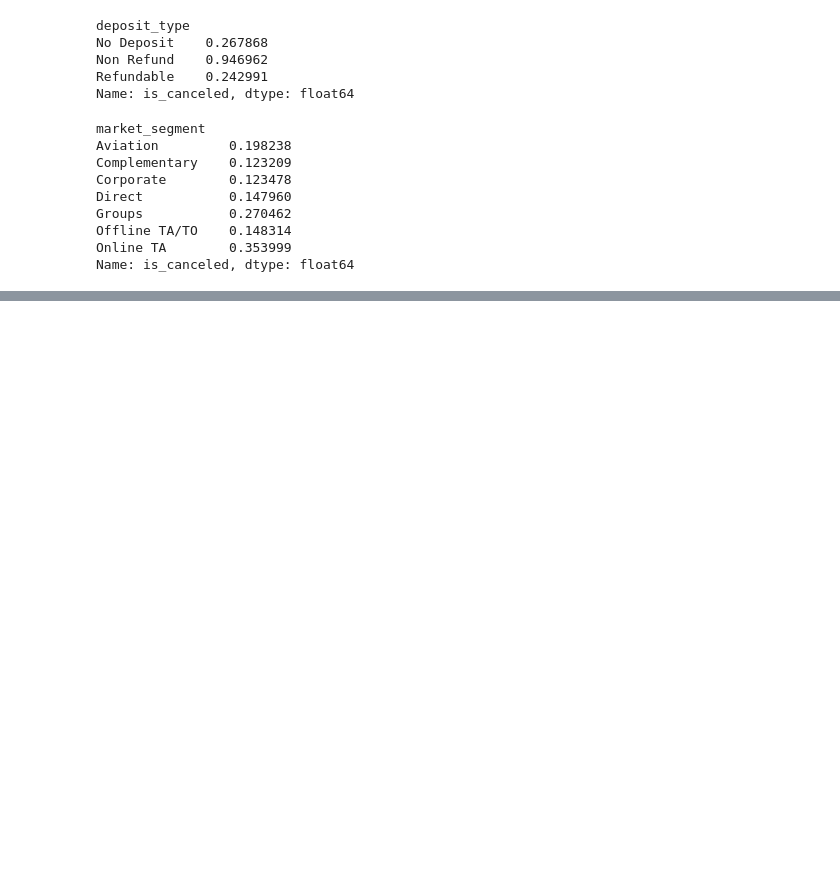
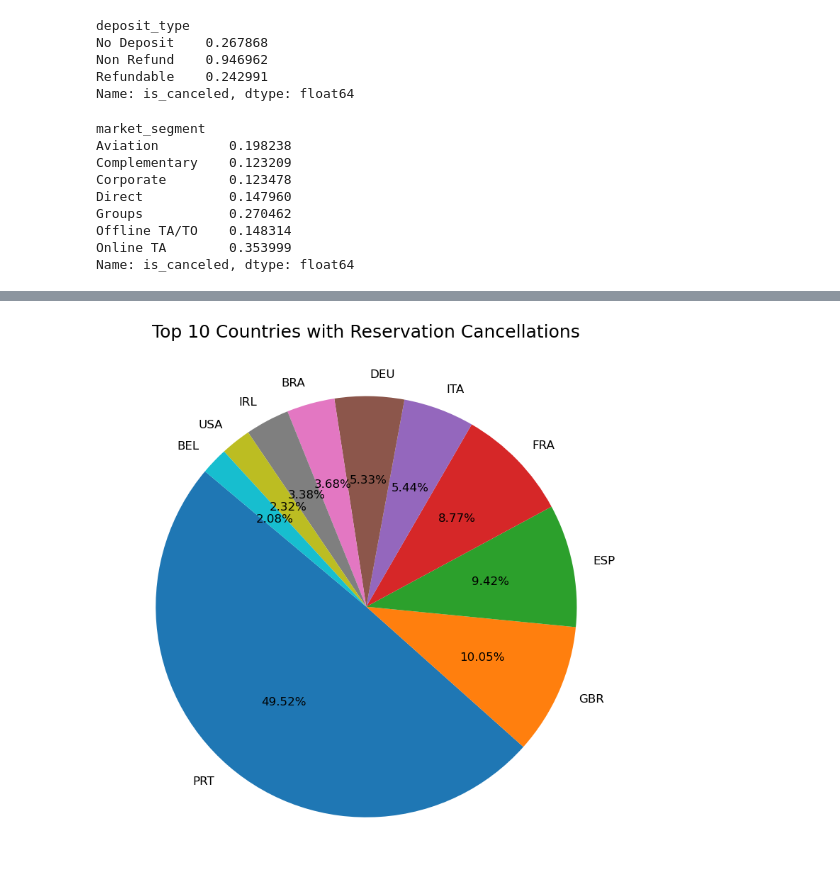
Before and after one commit to Shadman-Shakib-Nihan/Data_Analysis_Python, a Jupyter notebook: main.ipynb, the cells around one changed output, grey strips where cells are left out. Saved outputs shown, nothing was run; the diff lists cells and outputs as text; code cells hidden in the pictures; blank space fills up the shorter version.

```diff
--- a/main.ipynb
+++ b/main.ipynb
@@ -427,0 +429,23 @@ plt.show()
+# %%
+# Filter for canceled reservations
+cancelled_data = df[df['is_canceled'] == 1]
+
+# Get top 10 countries by number of cancellations
+top_10_country = cancelled_data['country'].value_counts().head(10)
+
+plt.figure(figsize=(8, 8))
+plt.title('Top 10 Countries with Reservation Cancellations', fontsize=18)
+
+# Pie chart
+plt.pie(
+    top_10_country,
+    autopct='%.2f%%',
+    labels=top_10_country.index,
+    startangle=140,
+    textprops={'fontsize': 12}
+)
+
+plt.tight_layout()
+plt.show()
+# %% [output]
+[figure, added]
```
Also changed, not shown: parts of 11 cells of this notebook.
